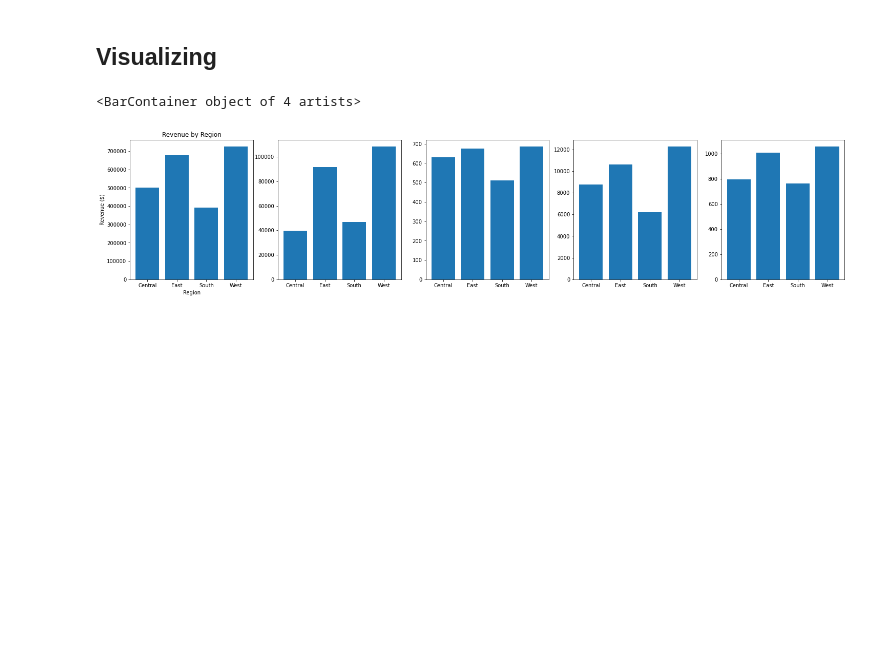
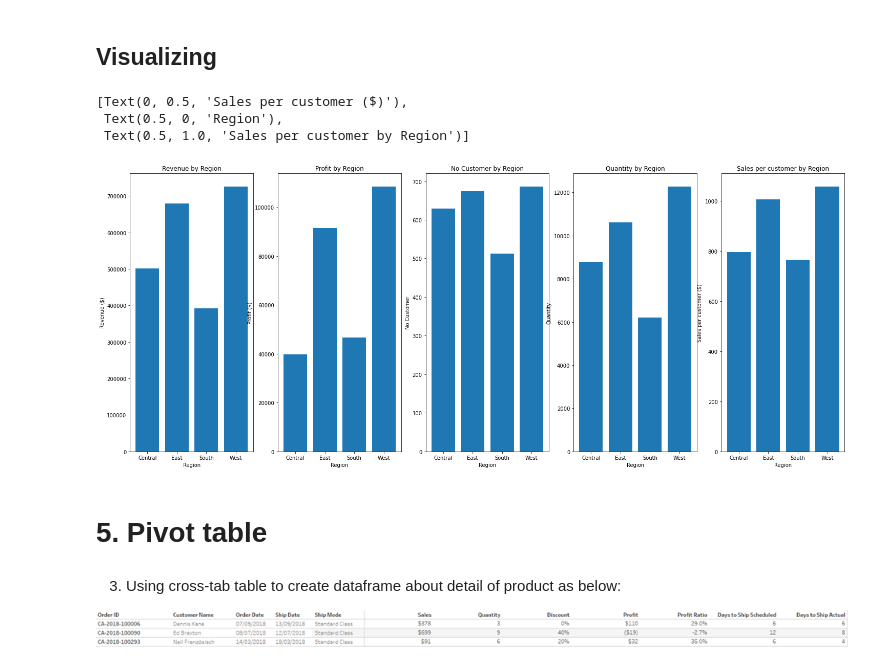
Before and after one commit to thanhENC/DA-course-UEL, a Jupyter notebook: 01. Visualization/TA-GiuaKy.ipynb, the cells around one changed output. Cells and saved outputs as stored; diff of their text form; code cells hidden in the pictures; blank space fills up the shorter version.

```diff
--- a/01. Visualization/TA-GiuaKy.ipynb
+++ b/01. Visualization/TA-GiuaKy.ipynb
@@ -119,17 +120,29 @@ df_region
 # %% [markdown]
 ## Visualizing
 # %%
-fig, ax = plt.subplots(ncols=5, figsize=(25, 5))
+fig, ax = plt.subplots(ncols=5, figsize=(25, 10))
 ax[0].bar(df_region['Region'], df_region['Revenue'])
 ax[0].set(ylabel='Revenue ($)', xlabel='Region', title='Revenue by Region')
 
 ax[1].bar(df_region['Region'], df_region['Profit'])
+ax[1].set(ylabel='Profit ($)', xlabel='Region', title='Profit by Region')
 
 ax[2].bar(df_region['Region'], df_region['No Customer'])
+ax[2].set(ylabel='No Customer', xlabel='Region', title='No Customer by Region')
 
 ax[3].bar(df_region['Region'], df_region['Quantity'])
+ax[3].set(ylabel='Quantity', xlabel='Region', title='Quantity by Region')
 
 ax[4].bar(df_region['Region'], df_region['Sales per customer'])
+ax[4].set(ylabel='Sales per customer ($)', xlabel='Region', title='Sales per customer by Region')
 # %% [output]
-<BarContainer object of 4 artists>
+[Text(0, 0.5, 'Sales per customer ($)'),
+ Text(0.5, 0, 'Region'),
+ Text(0.5, 1.0, 'Sales per customer by Region')]
-[figure, old version]
+[figure, new version]
+# %% [markdown]
+# **5. Pivot table**
+# %% [markdown]
+3.	Using cross-tab table to create dataframe about detail of product as below:
+
+![image.png](attachment:image.png)
```
Also changed, not shown: parts of 6 cells of this notebook.
